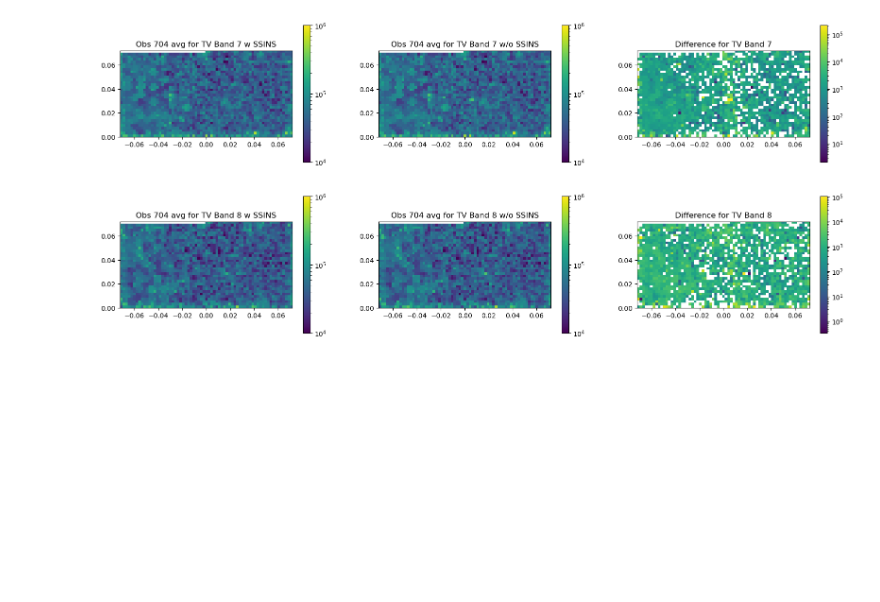
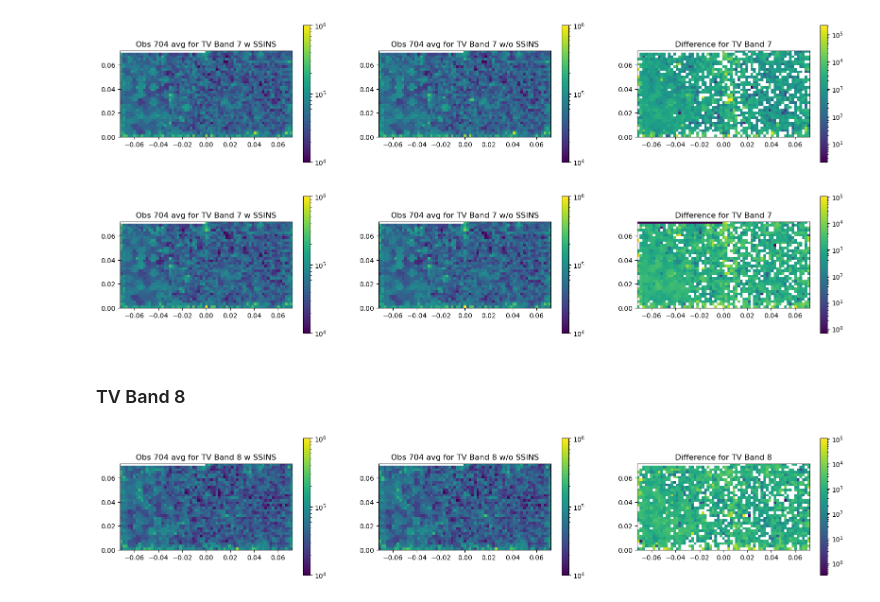
Before and after one commit to cvzamora/mwa_decontamination, a Jupyter notebook: MWA_Decontamination.ipynb, the cells around one changed output. Cells and saved outputs as stored; diff of their text form; code cells hidden in the pictures; blank space fills up the shorter version.

```diff
--- a/MWA_Decontamination.ipynb
+++ b/MWA_Decontamination.ipynb
@@ -263,4 +275,11 @@ plot_both_704TV(0, 174, 350)
 plot_both_704TV(0, 349, 525)
 # %% [output]
 [figure]
+# %%
+#YY
+plot_both_704TV(1, 349, 525)
+# %% [output]
+[figure, added]
+# %% [markdown]
+### TV Band 8
 # %%
```
Also changed, not shown: parts of 24 cells of this notebook.
